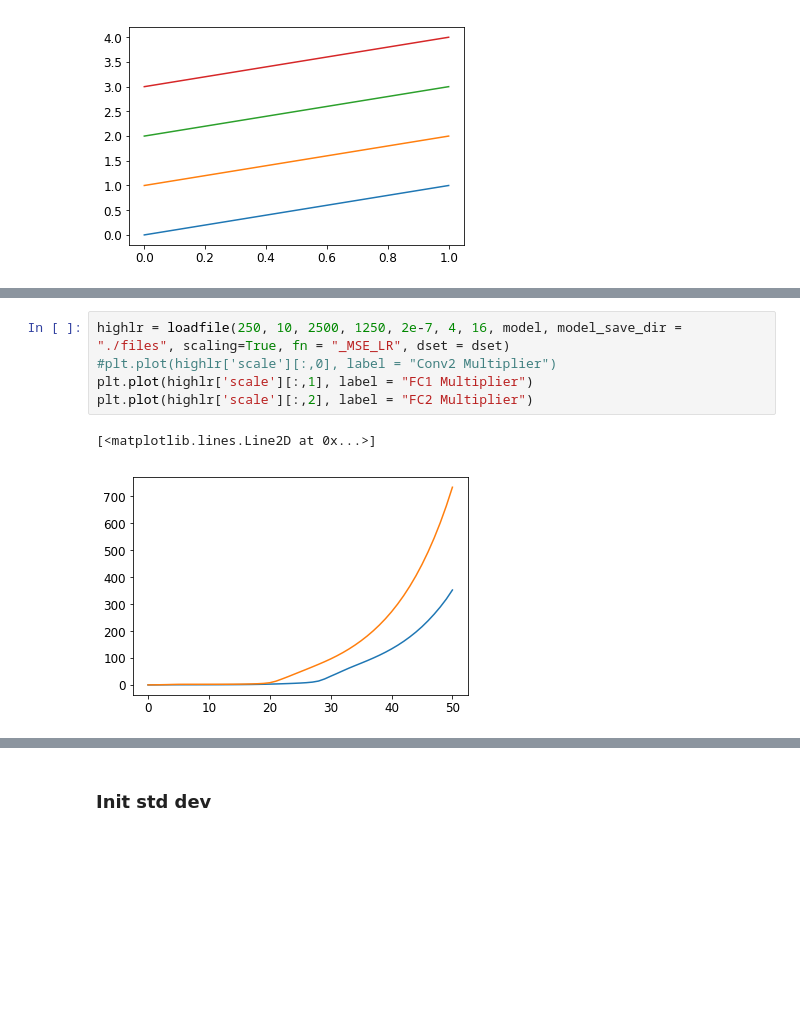
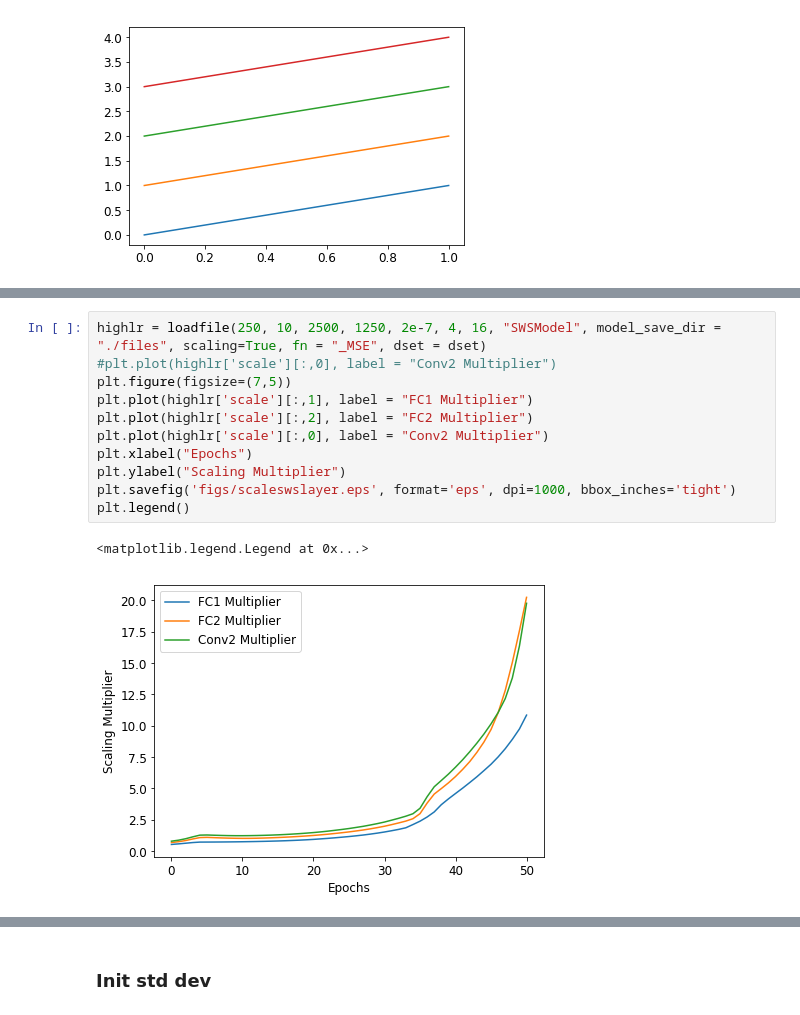
Before and after one commit to okz12/NN_compression, a Jupyter notebook: writeup/scaling/scaling_vis.ipynb, the cells around one changed output, grey strips where cells are left out. Cells and saved outputs as stored; diff of their text form; blank space fills up the shorter version.

```diff
--- a/writeup/scaling/scaling_vis.ipynb
+++ b/writeup/scaling/scaling_vis.ipynb
@@ -120,8 +145,14 @@ plt.show()
 # %%
-highlr = loadfile(250, 10, 2500, 1250, 2e-7, 4, 16, model, model_save_dir = "./files", scaling=True, fn = "_MSE_LR", dset = dset)
+highlr = loadfile(250, 10, 2500, 1250, 2e-7, 4, 16, "SWSModel", model_save_dir = "./files", scaling=True, fn = "_MSE", dset = dset)
 #plt.plot(highlr['scale'][:,0], label = "Conv2 Multiplier")
+plt.figure(figsize=(7,5))
 plt.plot(highlr['scale'][:,1], label = "FC1 Multiplier")
 plt.plot(highlr['scale'][:,2], label = "FC2 Multiplier")
+plt.plot(highlr['scale'][:,0], label = "Conv2 Multiplier")
+plt.xlabel("Epochs")
+plt.ylabel("Scaling Multiplier")
+plt.savefig('figs/scaleswslayer.eps', format='eps', dpi=1000, bbox_inches='tight')
+plt.legend()
 # %% [output]
-[<matplotlib.lines.Line2D at 0x...>]
+<matplotlib.legend.Legend at 0x...>
-[figure, old version]
+[figure, new version]
```
Also changed, not shown: parts of 9 cells of this notebook, 2 other files.
